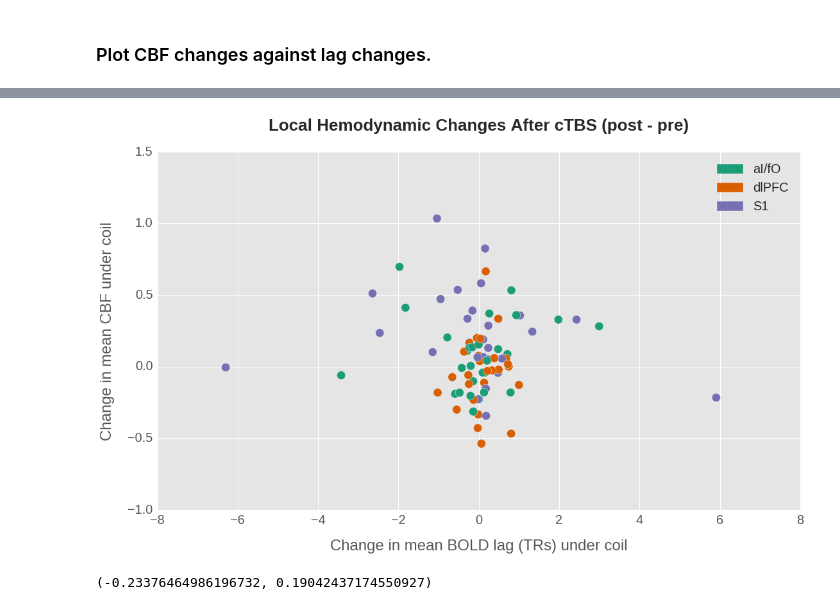
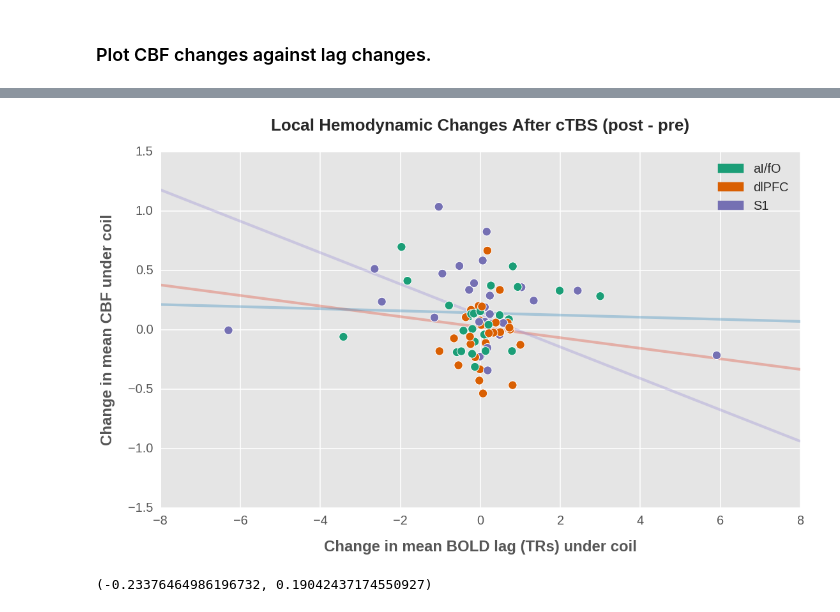
Before and after one commit to danlurie/ctbs_lag, a Jupyter notebook: Megarest Lag Maps - Minimal Preproc Exploration.ipynb, the cells around one changed output, grey strips where cells are left out. Saved outputs shown, nothing was run; the diff lists cells and outputs as text; code cells hidden in the pictures.

Commit message:
Got the change*change plot working with regression lines, but I don't think I'll keep it

```diff
--- a/Megarest Lag Maps - Minimal Preproc Exploration.ipynb
+++ b/Megarest Lag Maps - Minimal Preproc Exploration.ipynb
@@ -345,0 +270,3 @@ cbf_diff = np.subtract(all_mean_cbf_post1, all_mean_cbf_baseline)
+# %%
+cbf_diff_df = make_diff_df('cbf')
+lag_diff_df = make_diff_df('lag')
@@ -345,0 +275,3 @@ cbf_diff = np.subtract(all_mean_cbf_post1, all_mean_cbf_baseline)
+# %%
+cbf_diff_df.columns = ['aI/fO', 'dlPFC', 'S1', 'sub_id']
+lag_diff_df.columns = ['aI/fO', 'dlPFC', 'S1', 'sub_id']
@@ -345,0 +280,3 @@ cbf_diff = np.subtract(all_mean_cbf_post1, all_mean_cbf_baseline)
+# %%
+cbf_diff_df_wide = pd.melt(cbf_diff_df, value_name='cbf', var_name='stim_site', id_vars='sub_id')
+lag_diff_df_wide = pd.melt(lag_diff_df, value_name='lag', var_name='stim_site', id_vars='sub_id')
@@ -353,10 +329,10 @@ scatter_pallette = ['#1b9e77', '#d95f02', '#7570b3']
 scatter_colors = []
 for i in stim_data_post1['stim_roi'].values:
     if i == 'aifo':
-        scatter_colors.append(scatter_pallette[0])
+        scatter_colors.append(scatter_colors[0])
     elif i == 'dlpfc':
-        scatter_colors.append(scatter_pallette[1])
+        scatter_colors.append(scatter_colors[1])
     elif i == 's1':
-        scatter_colors.append(scatter_pallette[2])
+        scatter_colors.append(scatter_colors[2])
 # %%
 import matplotlib.patches as mpatches
@@ -363,17 +345,37 @@ import matplotlib.patches as mpatches
 # %%
 fig, ax = plt.subplots(1, figsize=(16,10))
-s = ax.scatter(lag_diff, cbf_diff, c=scatter_colors, s=175)
+s = ax.scatter(lag_diff, cbf_diff, c=scatter_colors, s=180, edgecolors='w', linewidths=1)
+plt.setp(s, zorder=10000)
+
+a = sns.regplot(lag_diff_df_wide[lag_diff_df_wide['stim_site']=='aI/fO']['lag'],
+            cbf_diff_df_wide[cbf_diff_df_wide['stim_site']=='aI/fO']['cbf'], ci=None, line_kws={'alpha':0.35})
+a.set_xlim(-8, 8)
+a.set_ylim(-1.5, 1.5)
+plt.setp(a.artists, zorder=1)
+
+d = sns.regplot(lag_diff_df_wide[lag_diff_df_wide['stim_site']=='dlPFC']['lag'],
+            cbf_diff_df_wide[cbf_diff_df_wide['stim_site']=='dlPFC']['cbf'], ci=None, line_kws={'alpha':0.35})
+d.set_xlim(-8, 8)
+d.set_ylim(-1.5, 1.5)
+plt.setp(d, zorder=2)
+
+m = sns.regplot(lag_diff_df_wide[lag_diff_df_wide['stim_site']=='S1']['lag'],
+            cbf_diff_df_wide[cbf_diff_df_wide['stim_site']=='S1']['cbf'], ci=None, line_kws={'alpha':0.35})
+m.set_xlim(-8, 8)
+m.set_ylim(-1.5, 1.5)
+plt.setp(m, zorder=3)
+
 plt.tick_params(which='both', labelsize=20)
 ax.set_title('Local Hemodynamic Changes After cTBS (post - pre)', fontsize=26, fontweight='bold',y=1.05)
-ax.set_ylabel('Change in mean CBF under coil', fontsize=24, labelpad=20)
-ax.set_xlabel('Change in mean BOLD lag (TRs) under coil', fontsize=24, labelpad=20)
+ax.set_ylabel('Change in mean CBF under coil', fontsize=24, labelpad=20, fontweight='bold')
+ax.set_xlabel('Change in mean BOLD lag (TRs) under coil', fontsize=24, labelpad=20, fontweight='bold')
 aifo_patch = mpatches.Patch(color='#1b9e77', label='aI/fO')
 dlpfc_patch = mpatches.Patch(color='#d95f02', label='dlPFC')
 s1_patch = mpatches.Patch(color='#7570b3', label='S1')
 plt.legend(handles=[aifo_patch, dlpfc_patch, s1_patch], fontsize=20)
 plt.savefig('figures/change_by_change.svg', facecolor='w')
 # %% [output]
-[figure, old version]
+[figure, new version]
 # %%
 cbf_higher = (cbf_diff >=0).values
 foo = cbf_diff[cbf_higher].values
```
Also changed, not shown: parts of 17 cells of this notebook, 1 other file.
